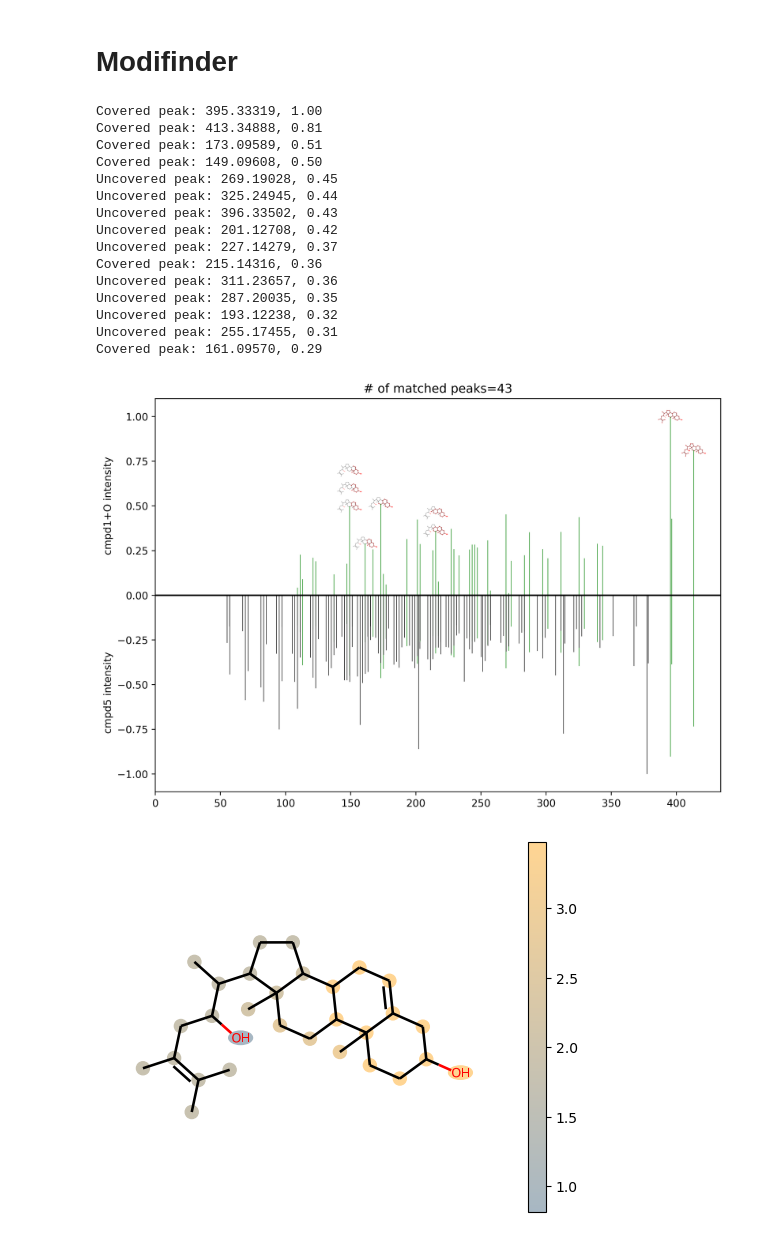
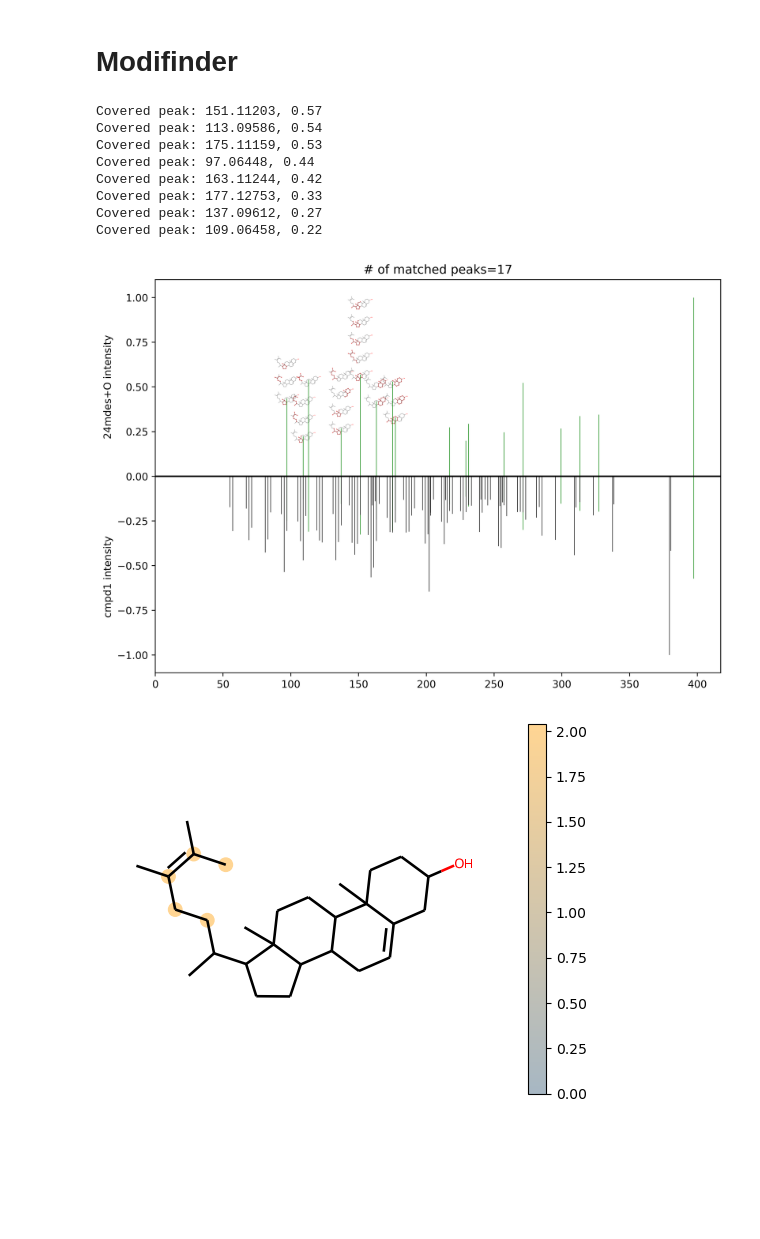
Before and after one commit to hxu129/ms-pred-original, a Jupyter notebook: notebooks/iceberg_withanolide_elucidation.ipynb, the cells around one changed output. Cells and saved outputs as stored; diff of their text form; code cells hidden in the pictures; blank space fills up the shorter version.

```diff
--- a/notebooks/iceberg_withanolide_elucidation.ipynb
+++ b/notebooks/iceberg_withanolide_elucidation.ipynb
@@ -301,42 +329,37 @@ withanolide_elucidation(withanolide_meta['cmpd37'], True)
 # %% [markdown]
 # Modifinder
 # %%
-meta1 = withanolide_meta['cmpd1'] #cmpd1
-meta2 = withanolide_meta['cmpd5'] #cmpd6
-form_diff = '+O'
+def withanolide_modifinder(name1, name2, form_diff, top_score_thresh=0.05):
+    meta1 = withanolide_meta[name1]
+    meta2 = withanolide_meta[name2]
 
-assert meta1['adduct'] == meta2['adduct']
-withanolide_config = copy.deepcopy(config)
-withanolide_config['real_spec_type'] = 'raw'
-withanolide_config['adduct'] = meta1["adduct"]
-withanolide_config['max_nodes'] = 100
-withanolide_config['sparse_k'] = 100
+    assert meta1['adduct'] == meta2['adduct']
+    withanolide_config = copy.deepcopy(config)
+    withanolide_config['real_spec_type'] = 'raw'
+    withanolide_config['adduct'] = meta1["adduct"]
+    withanolide_config['max_nodes'] = 100
+    withanolide_config['sparse_k'] = 100
 
-# Run ICEBERG to predict spectra for mol1
-result_path, pmz = iceberg_prediction(meta1["candidate_smiles"], [30], **withanolide_config)
+    # Run ICEBERG to predict spectra for mol1
+    result_path, pmz = iceberg_prediction(meta1["candidate_smiles"], [30], **withanolide_config)
 
-modi_finder(
-    form_diff, result_path, meta1["real_smi"],
-    meta1["cmpd_name"], meta1["precursor"], meta1["ref_spec"], "raw",
-    meta2["cmpd_name"], meta2["precursor"], meta2["ref_spec"], "raw",
-    topk_peaks=15, return_thresh=100, #0.05,
-    save_path=f'{meta1["cmpd_name"]}_{meta2["cmpd_name"]}.pdf',
-)
+    modi_finder(
+        form_diff, result_path, meta1["real_smi"],
+        meta1["cmpd_name"], meta1["precursor"], meta1["ref_spec"], "raw",
+        meta2["cmpd_name"], meta2["precursor"], meta2["ref_spec"], "raw",
+        topk_peaks=10, top_score_thresh=top_score_thresh, mz_cutoff=200,
+        save_path=f'{meta1["cmpd_name"]}_{meta2["cmpd_name"]}.pdf',
+    )
-# %% [output]
-Covered peak: 395.33319, 1.00
-Covered peak: 413.34888, 0.81
-Covered peak: 173.09589, 0.51
-Covered peak: 149.09608, 0.50
-Uncovered peak: 269.19028, 0.45
-Uncovered peak: 325.24945, 0.44
-Uncovered peak: 396.33502, 0.43
-Uncovered peak: 201.12708, 0.42
-Uncovered peak: 227.14279, 0.37
-Covered peak: 215.14316, 0.36
-Uncovered peak: 311.23657, 0.36
-Uncovered peak: 287.20035, 0.35
-Uncovered peak: 193.12238, 0.32
-Uncovered peak: 255.17455, 0.31
-Covered peak: 161.09570, 0.29
-[figure, removed]
-[figure, removed]
+# %%
+withanolide_modifinder('24mdes+H2O', 'cmpd1+H2O', '+O')  # [M+H]+ gives more informative fragments than [M+H-H2O]+
+# %% [output]
+Covered peak: 151.11203, 0.57
+Covered peak: 113.09586, 0.54
+Covered peak: 175.11159, 0.53
+Covered peak: 97.06448, 0.44
+Covered peak: 163.11244, 0.42
+Covered peak: 177.12753, 0.33
+Covered peak: 137.09612, 0.27
+Covered peak: 109.06458, 0.22
+[figure, added]
+[figure, added]
```
Also changed, not shown: parts of 10 cells of this notebook, 12 other files.
